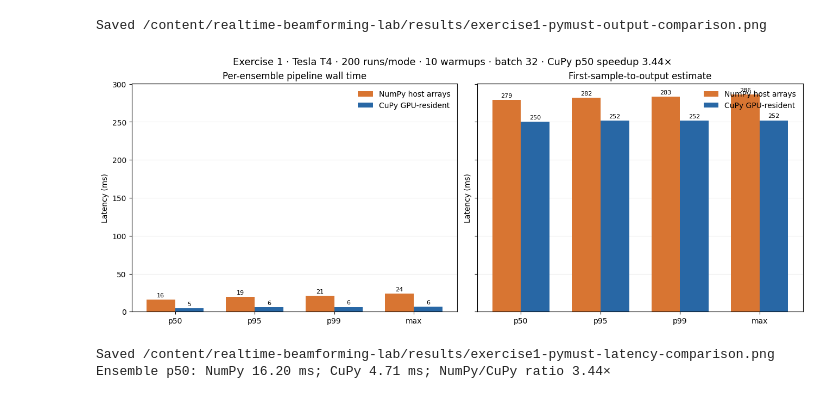
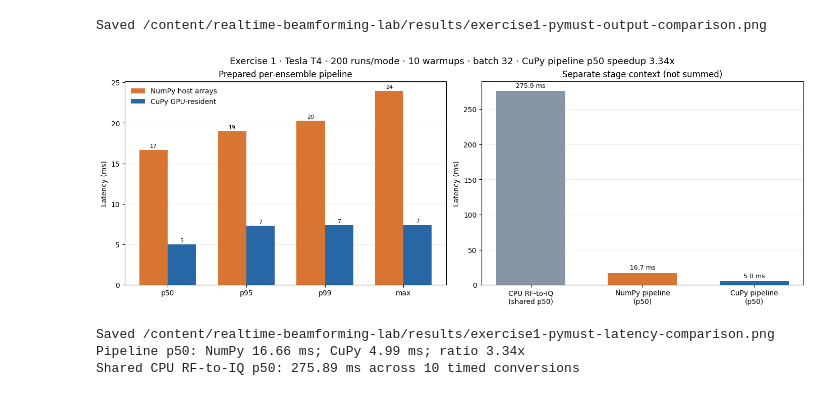
Before and after one commit to vickgidwani/realtime-beamforming-lab, a Jupyter notebook: exercises/01-transfer-path.ipynb, the cells around one changed output. Cells and saved outputs as stored; diff of their text form; code cells hidden in the pictures.

Commit message:
Clarify Exercise 1 timing scope

```diff
--- a/exercises/01-transfer-path.ipynb
+++ b/exercises/01-transfer-path.ipynb
@@ -143,14 +225,12 @@ for mode in ("numpy", "cupy"):
         completed.check_returncode()
     report = json.loads(report_paths[mode].read_text())
     pipeline = report["ensemble_pipeline_wall_ms"]
-    first_sample = report["first_sample_to_output_ms"]
     cold = report["cold_start_measurement"]
     print(
         f"{mode}: GPU={report['runtime_provenance']['gpu']['name']}; "
         f"pipeline p50={pipeline['p50']:.2f} ms, p95={pipeline['p95']:.2f} ms; "
-        f"warm first-sample estimate p50={first_sample['p50']:.2f} ms; "
-        f"cold setup + first ensemble={cold['device_setup_plus_first_ensemble_wall_ms']:.2f} ms; "
-        f"cold first-sample estimate={cold['first_sample_to_output_ms']:.2f} ms; "
+        f"cold setup + first ensemble="
+        f"{cold['device_setup_plus_first_ensemble_wall_ms']:.2f} ms; "
         f"report={report_paths[mode].name}"
     )
 # %% [output]
@@ -172,6 +252,7 @@ power_maps = {mode: np.load(power_paths[mode]) for mode in ("numpy", "cupy")}
 
 numpy_report, cupy_report = reports["numpy"], reports["cupy"]
 assert numpy_report["data_provenance"]["rf_array_sha256"] == cupy_report["data_provenance"]["rf_array_sha256"]
+assert numpy_report["data_provenance"]["rf_array_sha256"] == rf_array_sha256
 assert numpy_report["scan_grid_points"] == cupy_report["scan_grid_points"]
 assert numpy_report["batch_size_frames"] == cupy_report["batch_size_frames"] == BATCH_SIZE
 assert numpy_report["measurement_runs"] == cupy_report["measurement_runs"] == RUNS
@@ -195,14 +276,7 @@ print(f"Normalized L2 map error: {relative_l2_error:.3e}")
 print(f"Maximum absolute map error: {max_abs_error:.6g} ({peak_relative_error:.3e} of shared peak)")
 print(f"Pixel-wise map correlation: {correlation:.8f}")
 
-print("\nTiming context:")
-for mode in ("numpy", "cupy"):
-    report = reports[mode]
-    print(f"{mode}: RF-to-IQ once={report['rf_to_iq_ms_once']:.2f} ms; "
-          f"explicit geometry upload once={report['static_geometry_upload_ms_once']:.2f} ms")
-cupy_upload = reports["cupy"]["per_ensemble_input_upload_ms"]
-print(f"CuPy explicit IQ upload: p50={cupy_upload['p50']:.2f} ms, p95={cupy_upload['p95']:.2f} ms per ensemble")
-print("NumPy host-array transfers are handled inside mach and are not isolated by this upload timer.")
+print(f"Shared CPU RF-to-IQ p50: {shared_rf_to_iq_p50_ms:.2f} ms; excluded from both GPU-path timers.")
 # %% [output]
 Output shape: (251, 251)
 Mean Power Doppler feature — NumPy: 7.12192e+08; CuPy: 7.12192e+08
@@ -257,44 +326,64 @@ Saved /content/realtime-beamforming-lab/results/exercise1-pymust-output-comparis
 # %%
 import matplotlib.pyplot as plt
 import numpy as np
 
 percentiles = ("p50", "p95", "p99", "max")
 mode_labels = {"numpy": "NumPy host arrays", "cupy": "CuPy GPU-resident"}
 colors = {"numpy": "#D87532", "cupy": "#2867A5"}
-metric_specs = [
-    ("ensemble_pipeline_wall_ms", "Per-ensemble pipeline wall time"),
-    ("first_sample_to_output_ms", "First-sample-to-output estimate"),
-]
-fig, axes = plt.subplots(1, 2, figsize=(13, 5), sharey=True, constrained_layout=True)
+metric = "ensemble_pipeline_wall_ms"
+
+fig, axes = plt.subplots(1, 2, figsize=(14, 5), constrained_layout=True)
 x = np.arange(len(percentiles))
 width = 0.36
-for ax, (metric_key, title) in zip(axes, metric_specs):
-    for offset, mode in ((-width / 2, "numpy"), (width / 2, "cupy")):
-        values = [reports[mode][metric_key][key] for key in percentiles]
-        bars = ax.bar(x + offset, values, width, label=mode_labels[mode], color=colors[mode])
-        ax.bar_label(bars, fmt="%.0f", padding=2, fontsize=8)
-    ax.set_title(title)
-    ax.set_xticks(x, percentiles)
-    ax.set_ylabel("Latency (ms)")
-    ax.grid(axis="y", alpha=0.22)
-    ax.set_axisbelow(True)
-    ax.legend(frameon=False)
+for offset, mode in ((-width / 2, "numpy"), (width / 2, "cupy")):
+    values = [reports[mode][metric][key] for key in percentiles]
+    bars = axes[0].bar(x + offset, values, width, label=mode_labels[mode], color=colors[mode])
+    axes[0].bar_label(bars, fmt="%.0f", padding=2, fontsize=8)
+axes[0].set_title("Prepared per-ensemble pipeline")
+axes[0].set_xticks(x, percentiles)
+axes[0].set_ylabel("Latency (ms)")
+axes[0].grid(axis="y", alpha=0.22)
+axes[0].set_axisbelow(True)
+axes[0].legend(frameon=False)
 
-numpy_p50 = reports["numpy"]["ensemble_pipeline_wall_ms"]["p50"]
-cupy_p50 = reports["cupy"]["ensemble_pipeline_wall_ms"]["p50"]
+stage_labels = ["CPU RF-to-IQ\n(shared p50)", "NumPy pipeline\n(p50)", "CuPy pipeline\n(p50)"]
+stage_values = [
+    shared_rf_to_iq_p50_ms,
+    reports["numpy"][metric]["p50"],
+    reports["cupy"][metric]["p50"],
+]
+stage_colors = ["#8796A5", colors["numpy"], colors["cupy"]]
+bars = axes[1].bar(stage_labels, stage_values, color=stage_colors, width=0.62)
+axes[1].bar_label(bars, fmt="%.1f ms", padding=3, fontsize=9)
+axes[1].set_title("Separate stage context (not summed)")
+axes[1].set_ylabel("Latency (ms)")
+axes[1].grid(axis="y", alpha=0.22)
+axes[1].set_axisbelow(True)
+
+numpy_p50 = reports["numpy"][metric]["p50"]
+cupy_p50 = reports["cupy"][metric]["p50"]
 cupy_speedup = numpy_p50 / cupy_p50 if cupy_p50 else float("nan")
 gpu_name = reports["cupy"]["runtime_provenance"]["gpu"]["name"]
 fig.suptitle(
-    f"Exercise 1 · {gpu_name} · {RUNS} runs/mode · {WARMUP} warmups · batch {BATCH_SIZE} · CuPy p50 speedup {cupy_speedup:.2f}×",
+    f"Exercise 1 · {gpu_name} · {RUNS} runs/mode · {WARMUP} warmups · "
+    f"batch {BATCH_SIZE} · CuPy pipeline p50 speedup {cupy_speedup:.2f}x",
     fontsize=13,
 )
 timing_plot_path = results_dir / "exercise1-pymust-latency-comparison.png"
 fig.savefig(timing_plot_path, dpi=200, bbox_inches="tight")
 plt.show()
 print(f"Saved {timing_plot_path}")
-print(f"Ensemble p50: NumPy {numpy_p50:.2f} ms; CuPy {cupy_p50:.2f} ms; NumPy/CuPy ratio {cupy_speedup:.2f}×")
+print(
+    f"Pipeline p50: NumPy {numpy_p50:.2f} ms; CuPy {cupy_p50:.2f} ms; "
+    f"ratio {cupy_speedup:.2f}x"
+)
+print(
+    f"Shared CPU RF-to-IQ p50: {shared_rf_to_iq_p50_ms:.2f} ms "
+    f"across {RF_IQ_RUNS} timed conversions"
+)
 # %% [output]
-[figure, old version]
+[figure, new version]
 Saved /content/realtime-beamforming-lab/results/exercise1-pymust-latency-comparison.png
-Ensemble p50: NumPy 16.20 ms; CuPy 4.71 ms; NumPy/CuPy ratio 3.44×
+Pipeline p50: NumPy 16.66 ms; CuPy 4.99 ms; ratio 3.34x
+Shared CPU RF-to-IQ p50: 275.89 ms across 10 timed conversions
 # %% [markdown]
```
Also changed, not shown: parts of 14 cells of this notebook, 10 other files.
